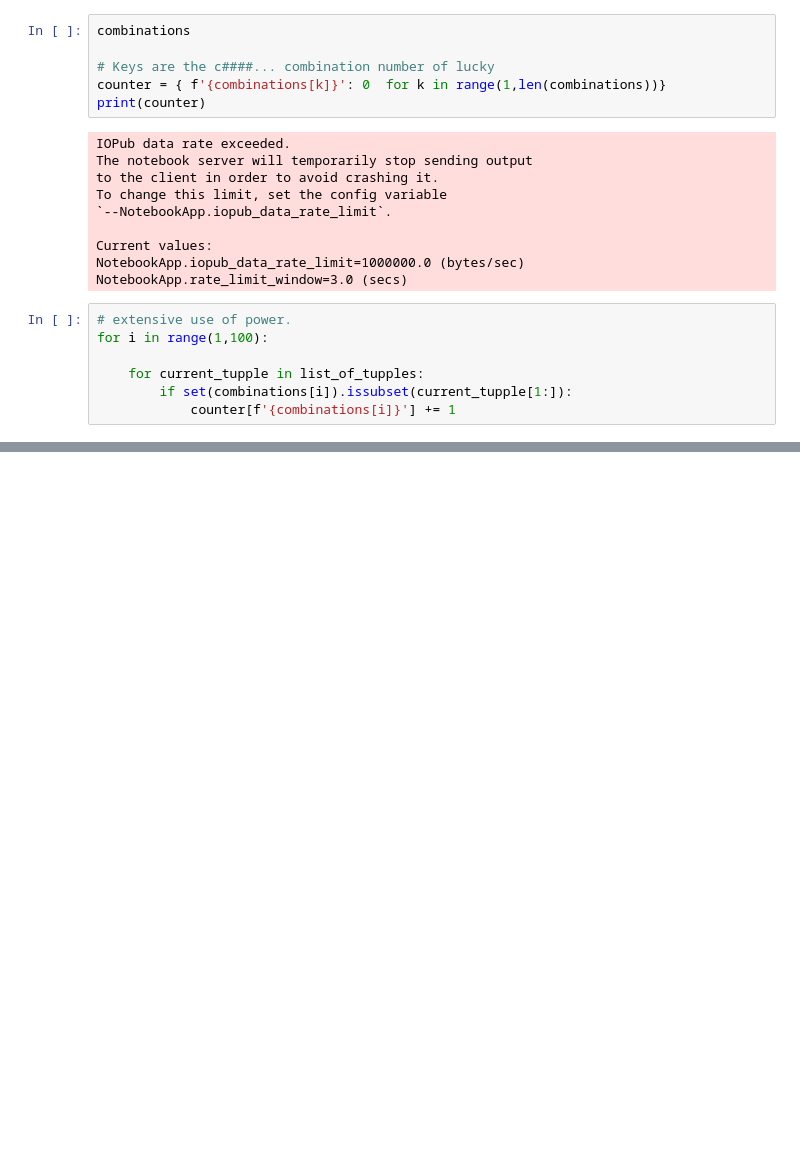
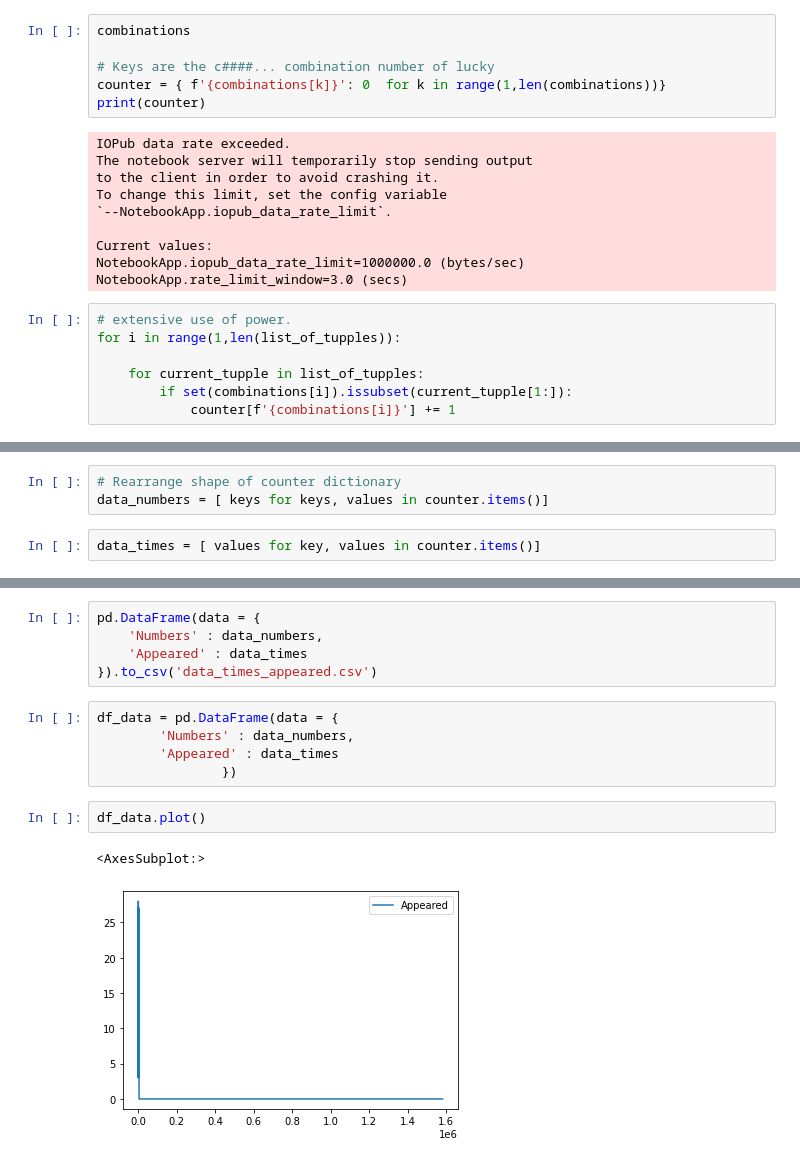
Before and after one commit to PavlosPo/PycharmProjects, a Jupyter notebook: Kino/kino_jyputer.ipynb, the cells around one changed output, grey strips where cells are left out. Drawn from its saved outputs; the diff is of its cells as text; blank space fills up the shorter version.

```diff
--- a/Kino/kino_jyputer.ipynb
+++ b/Kino/kino_jyputer.ipynb
@@ -96,7 +89,7 @@ NotebookApp.iopub_data_rate_limit=1000000.0 (bytes/sec)
 NotebookApp.rate_limit_window=3.0 (secs)
 # %%
 # extensive use of power.
-for i in range(1,100):
+for i in range(1,len(list_of_tupples)):
 
     for current_tupple in list_of_tupples:
         if set(combinations[i]).issubset(current_tupple[1:]):
@@ -116,0 +97,5 @@ def count_propability():
+# %%
+# Rearrange shape of counter dictionary
+data_numbers = [ keys for keys, values in counter.items()]
+# %%
+data_times = [ values for key, values in counter.items()]
@@ -116,0 +121,15 @@ def count_propability():
+# %%
+pd.DataFrame(data = {
+    'Numbers' : data_numbers,
+    'Appeared' : data_times
+}).to_csv('data_times_appeared.csv')
+# %%
+df_data = pd.DataFrame(data = {
+        'Numbers' : data_numbers,
+        'Appeared' : data_times
+                })
+# %%
+df_data.plot()
+# %% [output]
+<AxesSubplot:>
+[figure, added]
```
Also changed, not shown: parts of 14 cells of this notebook, 6 other files.
